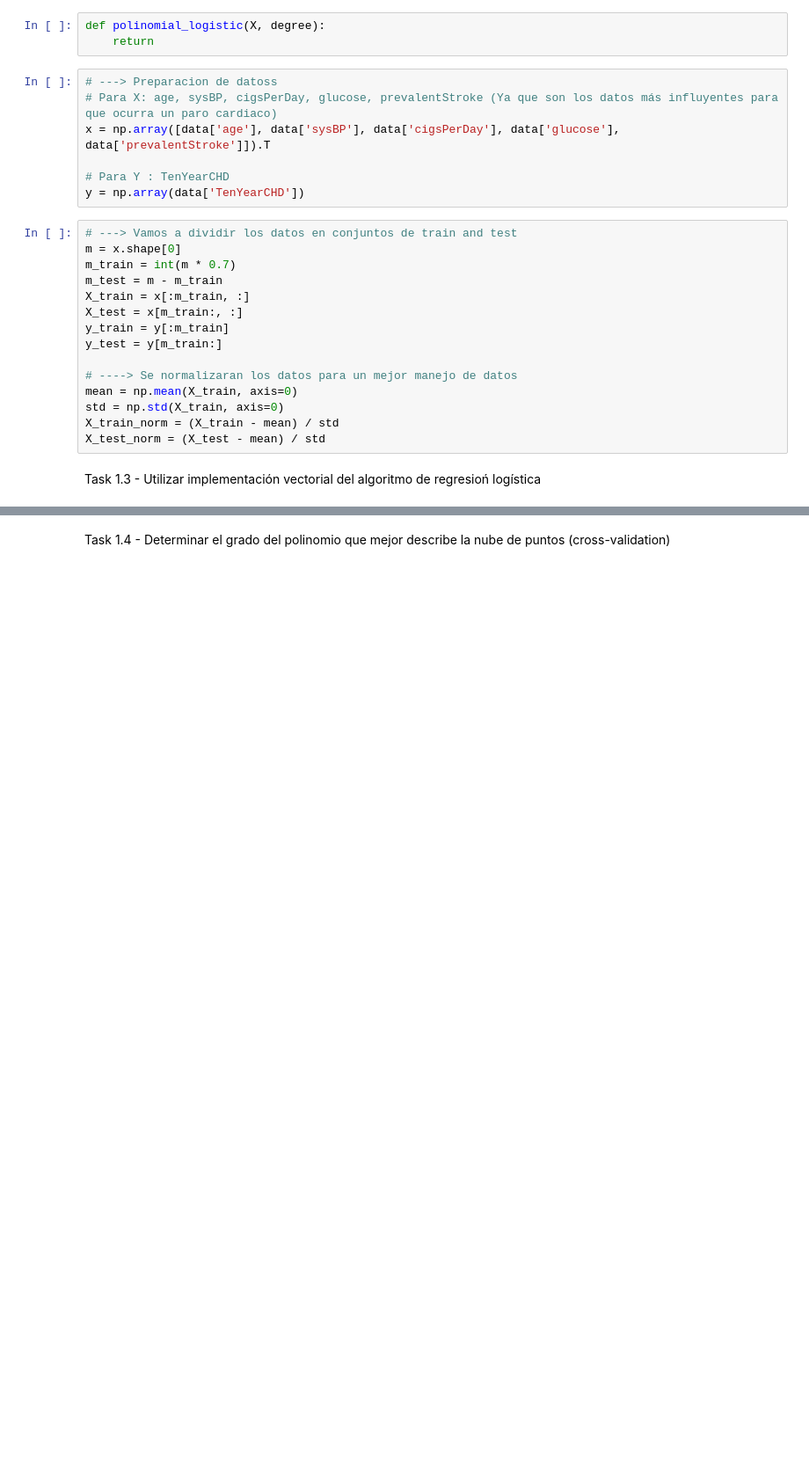
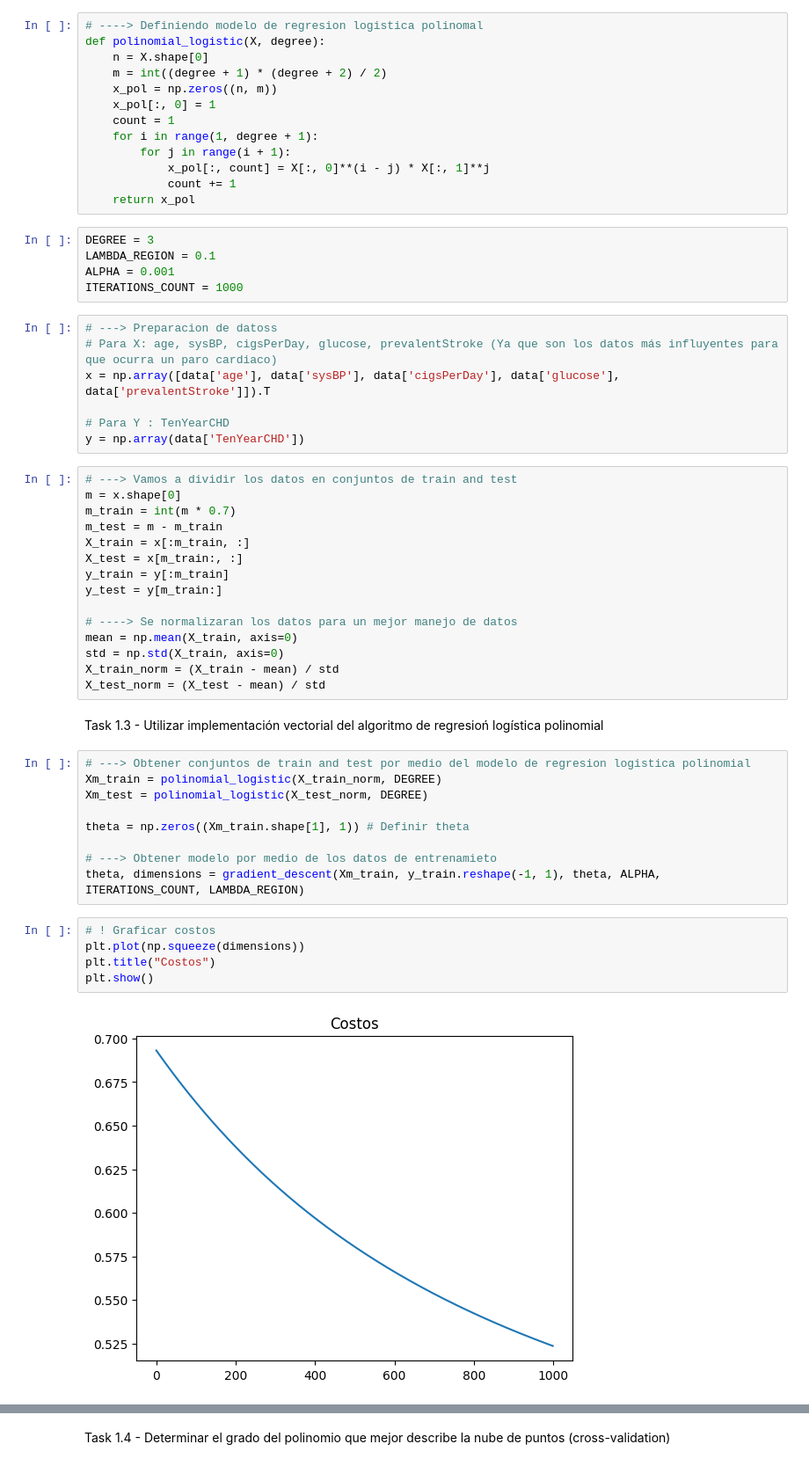
Before and after one commit to CRLB-sketch/AI_LAb4, a Jupyter notebook: lab4.ipynb, the cells around one changed output, grey strips where cells are left out. Shown: that part at 88% size. Cells and saved outputs as stored; diff of their text form; blank space fills up the shorter version.

```diff
--- a/lab4.ipynb
+++ b/lab4.ipynb
@@ -86,9 +86,24 @@ def gradient_descent(X, y, theta, alpha, num_iters, lambda_reg):
         decline_res.append(cost)
         theta -= alpha * gradient
     return theta, decline_res
-# %%
-def polinomial_logistic(X, degree):
-    return
+# %%
+# ----> Definiendo modelo de regresion logistica polinomal
+def polinomial_logistic(X, degree):
+    n = X.shape[0]
+    m = int((degree + 1) * (degree + 2) / 2)
+    x_pol = np.zeros((n, m))
+    x_pol[:, 0] = 1
+    count = 1
+    for i in range(1, degree + 1):
+        for j in range(i + 1):
+            x_pol[:, count] = X[:, 0]**(i - j) * X[:, 1]**j
+            count += 1
+    return x_pol
+# %%
+DEGREE = 3
+LAMBDA_REGION = 0.1
+ALPHA = 0.001
+ITERATIONS_COUNT = 1000
 # %%
 # ---> Preparacion de datoss
 # Para X: age, sysBP, cigsPerDay, glucose, prevalentStroke (Ya que son los datos más influyentes para que ocurra un paro cardiaco)
@@ -112,4 +127,20 @@ std = np.std(X_train, axis=0)
 X_train_norm = (X_train - mean) / std
 X_test_norm = (X_test - mean) / std
 # %% [markdown]
-Task 1.3 - Utilizar implementación vectorial del algoritmo de regresioń logística
+Task 1.3 - Utilizar implementación vectorial del algoritmo de regresioń logística polinomial
+# %%
+# ---> Obtener conjuntos de train and test por medio del modelo de regresion logistica polinomial
+Xm_train = polinomial_logistic(X_train_norm, DEGREE)
+Xm_test = polinomial_logistic(X_test_norm, DEGREE)
+
+theta = np.zeros((Xm_train.shape[1], 1)) # Definir theta
+
+# ---> Obtener modelo por medio de los datos de entrenamieto
+theta, dimensions = gradient_descent(Xm_train, y_train.reshape(-1, 1), theta, ALPHA, ITERATIONS_COUNT, LAMBDA_REGION)
+# %%
+# ! Graficar costos
+plt.plot(np.squeeze(dimensions))
+plt.title("Costos")
+plt.show()
+# %% [output]
+[figure, added]
```
Also changed, not shown: parts of 1 cell of this notebook.
